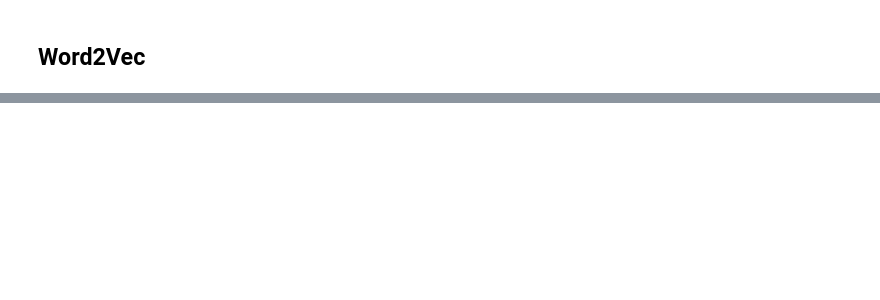
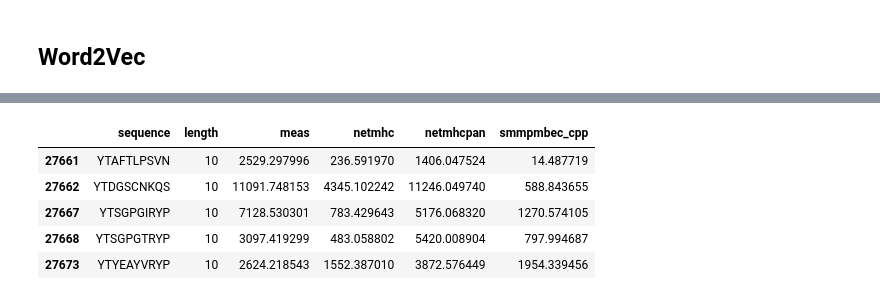
Before and after one commit to rudolphyo/MHystic, a Jupyter notebook: new_mhc.ipynb, the cells around one changed output, grey strips where cells are left out. Drawn from its saved outputs; the diff is of its cells as text; code cells hidden in the pictures; blank space fills up the shorter version.

Commit message:
features and additional data preprocessing for final model

```diff
--- a/new_mhc.ipynb
+++ b/new_mhc.ipynb
@@ -264,0 +230,3 @@ C:\Program Files\Haskell Platform\2014.2.0.0\mingw\bin\g++.exe -shared -g -DNPY_
+# %%
+Merged_data = pd.read_csv("Merged.csv")
+Merged_data.drop(["Unnamed: 0"], inplace=True, axis=1)
@@ -264,0 +237,9 @@ C:\Program Files\Haskell Platform\2014.2.0.0\mingw\bin\g++.exe -shared -g -DNPY_
+# %%
+Merged_data[Merged_data["length"]==10].tail()
+# %% [output]
+|  | sequence | length | meas | netmhc | netmhcpan | smmpmbec_cpp |
+| 27661 | YTAFTLPSVN | 10 | 2529.297996 | 236.591970 | 1406.047524 | 14.487719 |
+| 27662 | YTDGSCNKQS | 10 | 11091.748153 | 4345.102242 | 11246.049740 | 588.843655 |
+| 27667 | YTSGPGIRYP | 10 | 7128.530301 | 783.429643 | 5176.068320 | 1270.574105 |
+| 27668 | YTSGPGTRYP | 10 | 3097.419299 | 483.058802 | 5420.008904 | 797.994687 |
+| 27673 | YTYEAYVRYP | 10 | 2624.218543 | 1552.387010 | 3872.576449 | 1954.339456 |
```
Also changed, not shown: parts of 20 cells of this notebook.
